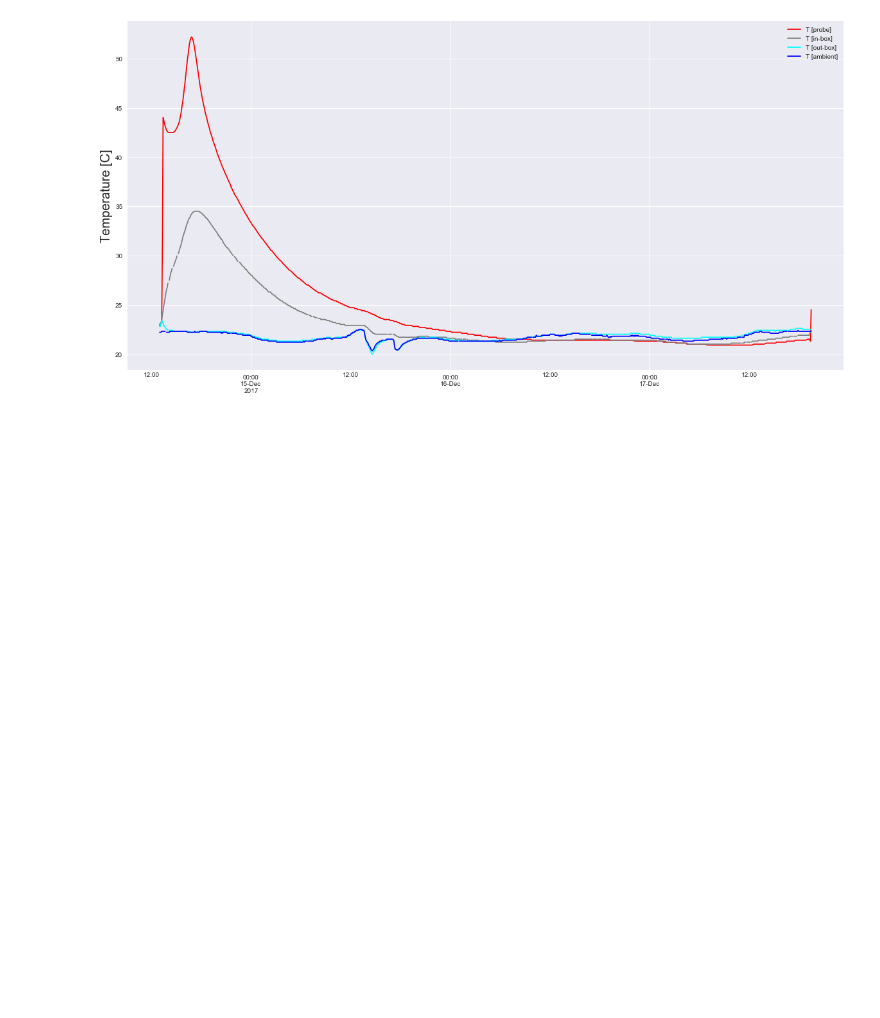
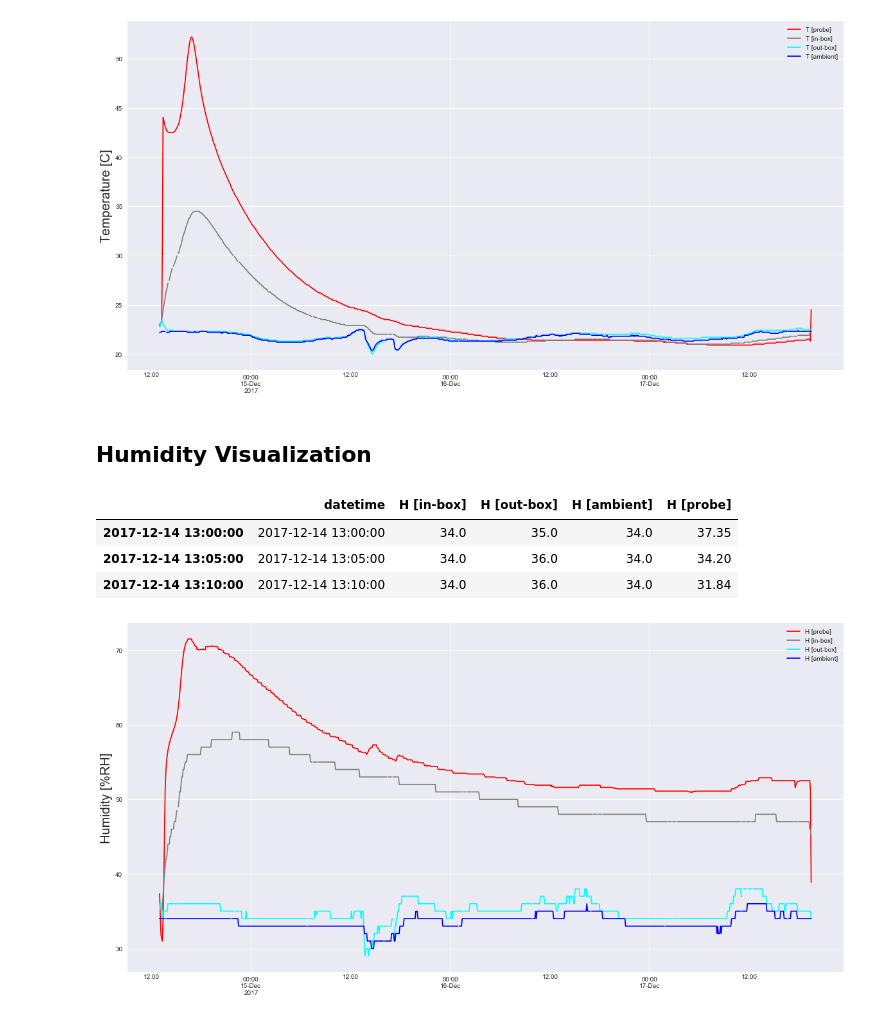
Before and after one commit to tsarouch/saponification_evolutions, a Jupyter notebook: Visualize Saponisation Conditions.ipynb, the cells around one changed output. Saved outputs shown, nothing was run; the diff lists cells and outputs as text; code cells hidden in the pictures; blank space fills up the shorter version.

Commit message:
added humidity visualization

```diff
--- a/Visualize Saponisation Conditions.ipynb
+++ b/Visualize Saponisation Conditions.ipynb
@@ -69,3 +71,29 @@ _ = ax.set_ylabel('Temperature [C]', fontsize=20)
 _ = ax.set_xlabel('', fontsize=0)
 # %% [output]
 [figure]
+# %% [markdown]
+## Humidity Visualization
+# %%
+hum = netatmo_in[['datetime', 'Humidity']].rename(columns={'Humidity': 'H [in-box]'})\
+    .join(netatmo_out[['Humidity']].rename(columns={'Humidity': 'H [out-box]'}),  how='inner')\
+    .join(netatmo_ambient[['Humidity']].rename(columns={'Humidity': 'H [ambient]'}),  how='inner')\
+    .join(probe[['Humidity']].rename(columns={'Humidity': 'H [probe]'}),  how='inner')
+hum.index = hum['datetime'].values
+hum[:'2017-12-16 12:00:00']
+hum.head(3)
+# %% [output]
+|  | datetime | H [in-box] | H [out-box] | H [ambient] | H [probe] |
+| 2017-12-14 13:00:00 | 2017-12-14 13:00:00 | 34.0 | 35.0 | 34.0 | 37.35 |
+| 2017-12-14 13:05:00 | 2017-12-14 13:05:00 | 34.0 | 36.0 | 34.0 | 34.20 |
+| 2017-12-14 13:10:00 | 2017-12-14 13:10:00 | 34.0 | 36.0 | 34.0 | 31.84 |
+# %%
+fig = plt.figure(figsize=(20,10))
+ax = plt.subplot()
+_ = hum[['H [probe]']].plot(ax=ax, color='red')
+_ = hum[['H [in-box]']].plot(ax=ax, color='grey')
+_ = hum[['H [out-box]']].plot(ax=ax, color='cyan')
+_ = hum[['H [ambient]']].plot(ax=ax, color='blue')
+_ = ax.set_ylabel('Humidity [%RH]', fontsize=20)
+_ = ax.set_xlabel('', fontsize=0)
+# %% [output]
+[figure, added]
```
Also changed, not shown: parts of 1 cell of this notebook.
